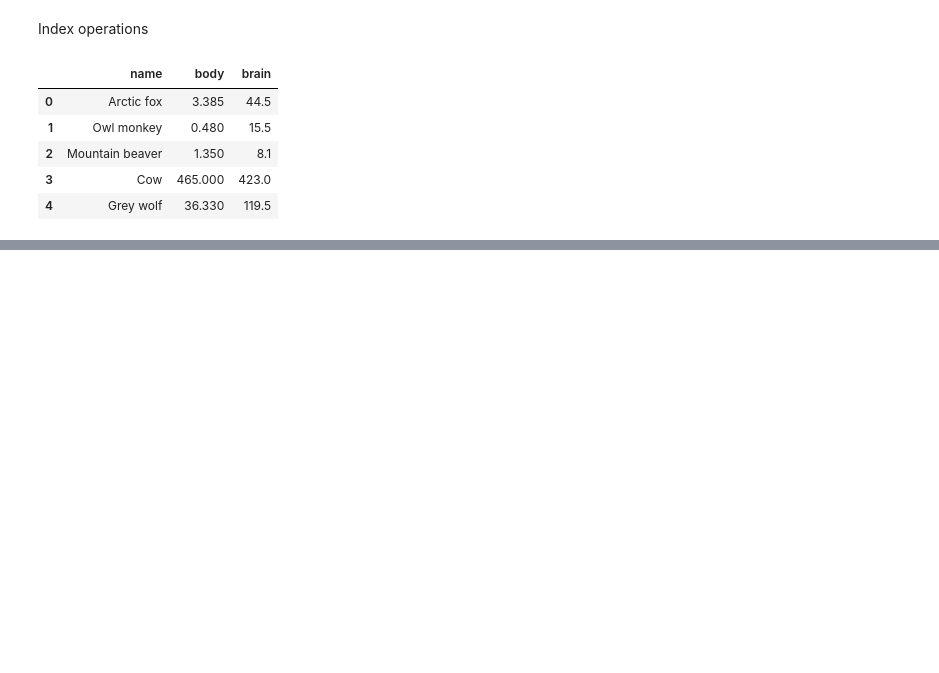
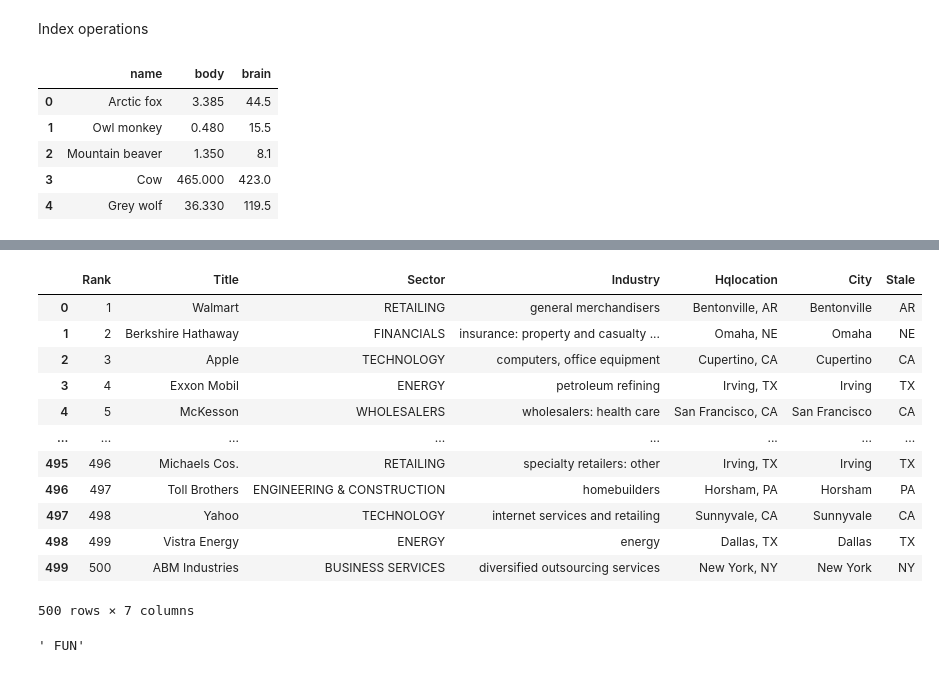
Before and after one commit to Szafranerio/Data_InDepth, a Jupyter notebook: Pandas/Pandas_Data_Modification.ipynb, the cells around one changed output, grey strips where cells are left out. Cells and saved outputs as stored; diff of their text form; code cells hidden in the pictures; blank space fills up the shorter version.

```diff
--- a/Pandas/Pandas_Data_Modification.ipynb
+++ b/Pandas/Pandas_Data_Modification.ipynb
@@ -502,0 +696,27 @@ data.head()
+# %%
+data[['City', 'Stale']] = data['Hqlocation'].str.split(",", expand=True)
+data
+# %% [output]
+|  | Rank | Title | Sector | Industry | Hqlocation | City | Stale |
+| 0 | 1 | Walmart | RETAILING | general merchandisers | Bentonville, AR | Bentonville | AR |
+| 1 | 2 | Berkshire Hathaway | FINANCIALS | insurance: property and casualty ... | Omaha, NE | Omaha | NE |
+| 2 | 3 | Apple | TECHNOLOGY | computers, office equipment | Cupertino, CA | Cupertino | CA |
+| 3 | 4 | Exxon Mobil | ENERGY | petroleum refining | Irving, TX | Irving | TX |
+| 4 | 5 | McKesson | WHOLESALERS | wholesalers: health care | San Francisco, CA | San Francisco | CA |
+| ... | ... | ... | ... | ... | ... | ... | ... |
+| 495 | 496 | Michaels Cos. | RETAILING | specialty retailers: other | Irving, TX | Irving | TX |
+| 496 | 497 | Toll Brothers | ENGINEERING & CONSTRUCTION | homebuilders | Horsham, PA | Horsham | PA |
+| 497 | 498 | Yahoo | TECHNOLOGY | internet services and retailing | Sunnyvale, CA | Sunnyvale | CA |
+| 498 | 499 | Vistra Energy | ENERGY | energy | Dallas, TX | Dallas | TX |
+| 499 | 500 | ABM Industries | BUSINESS SERVICES | diversified outsourcing services | New York, NY | New York | NY |
+500 rows × 7 columns
+# %%
+def BuildShortcut(row):
+    industry = row['Industry']
+    result = " "
+    for i in industry.split(" "):
+        result += i[0]
+    return result
+BuildShortcut({'Industry': 'Factory Under Newspaper'})
+# %% [output]
+' FUN'
```
Also changed, not shown: parts of 15 cells of this notebook.
